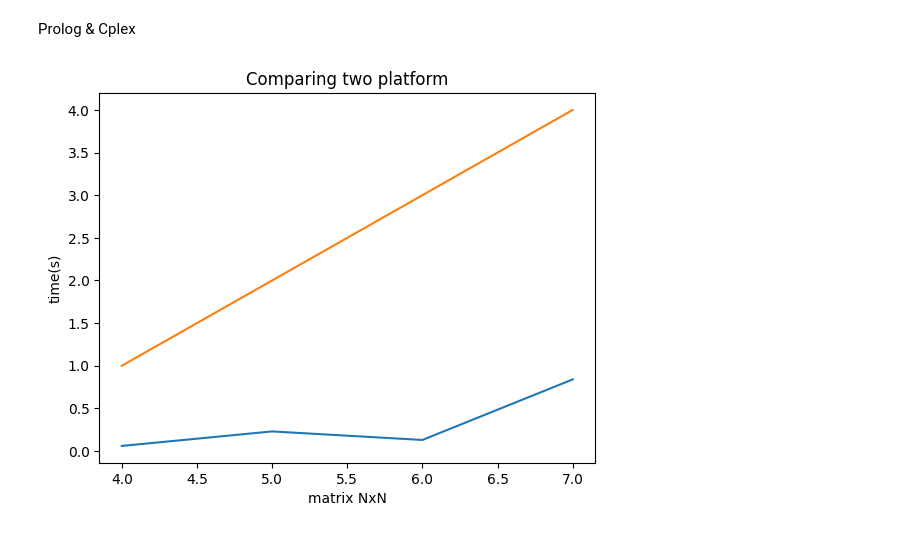
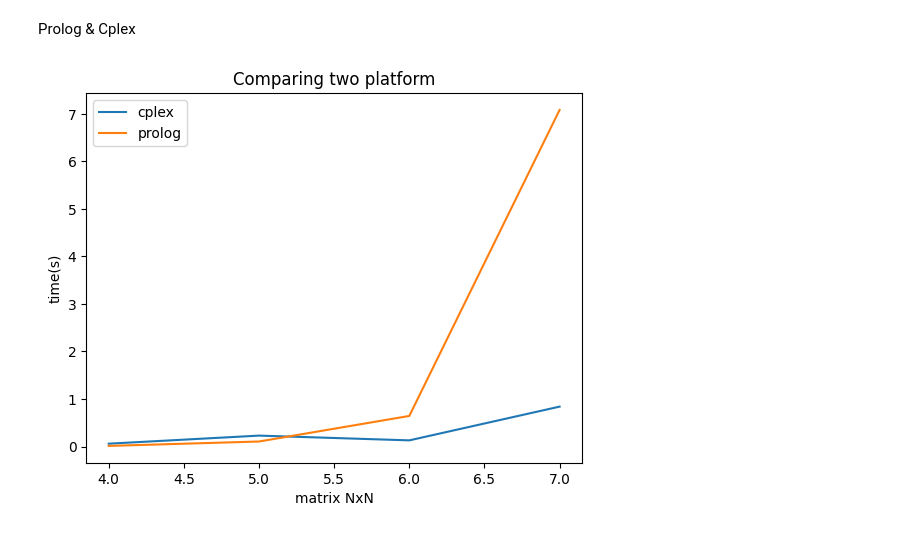
Before and after one commit to victorsnunes/Arithmetic-Sequence-Puzzles, a Jupyter notebook: cplex/data/graphic.ipynb, the cells around one changed output. Drawn from its saved outputs; the diff is of its cells as text; code cells hidden in the pictures.

```diff
--- a/cplex/data/graphic.ipynb
+++ b/cplex/data/graphic.ipynb
@@ -21,13 +31,14 @@ Prolog & Cplex
 # %%
 x_axis = [4,5,6,7]
 y_cplex = [0.06, 0.23, 0.13, 0.84]
-y_prolog = [1,2,3,4]
+y_prolog = [0.013, 0.106, 0.644, 7.083]
 
 plt.plot(x_axis, y_cplex, label="cplex")
 plt.plot(x_axis, y_prolog, label="prolog")
 plt.title('Comparing two platform')
 plt.xlabel('matrix NxN')
 plt.ylabel('time(s)')
+plt.legend()
 plt.show()
 # %% [output]
-[figure, old version]
+[figure, new version]
```
Also changed, not shown: parts of 3 cells of this notebook, 1 other file.
